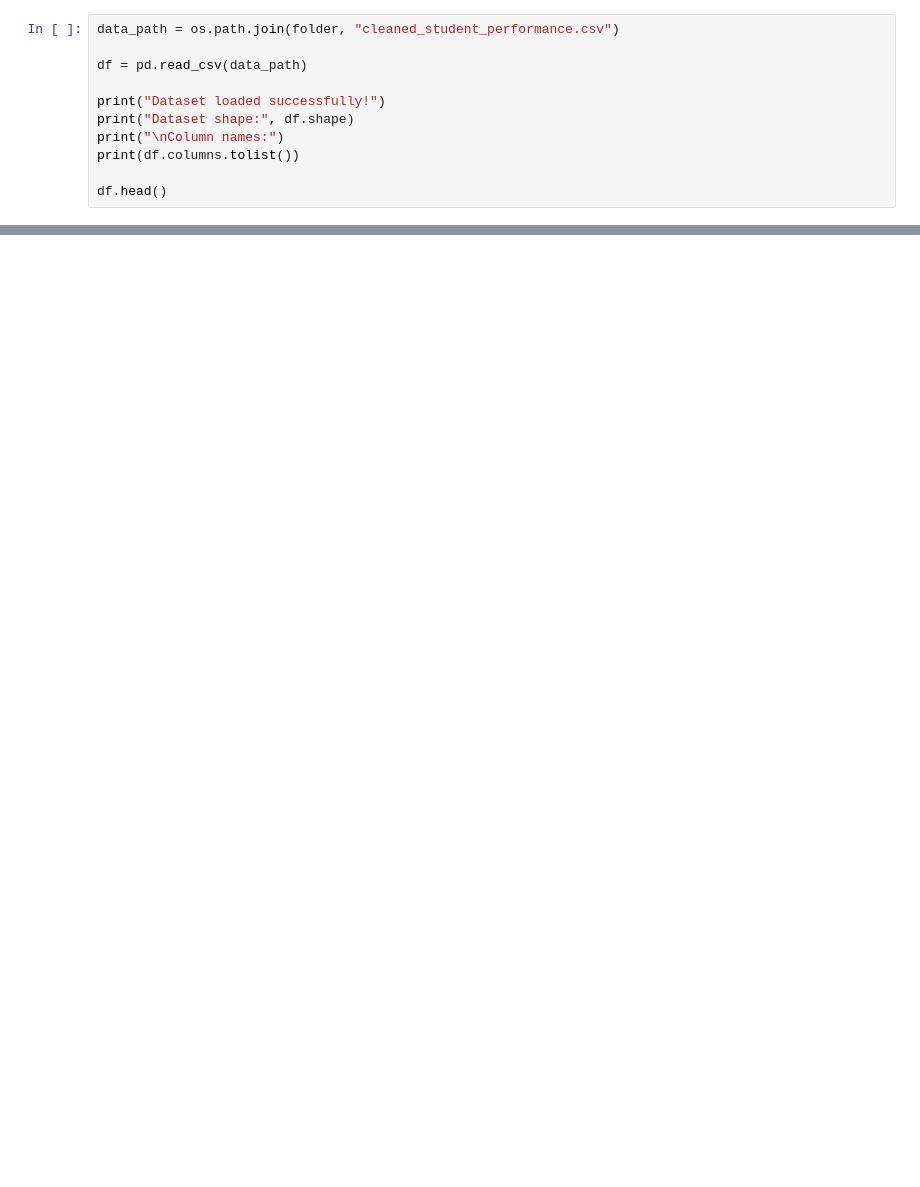
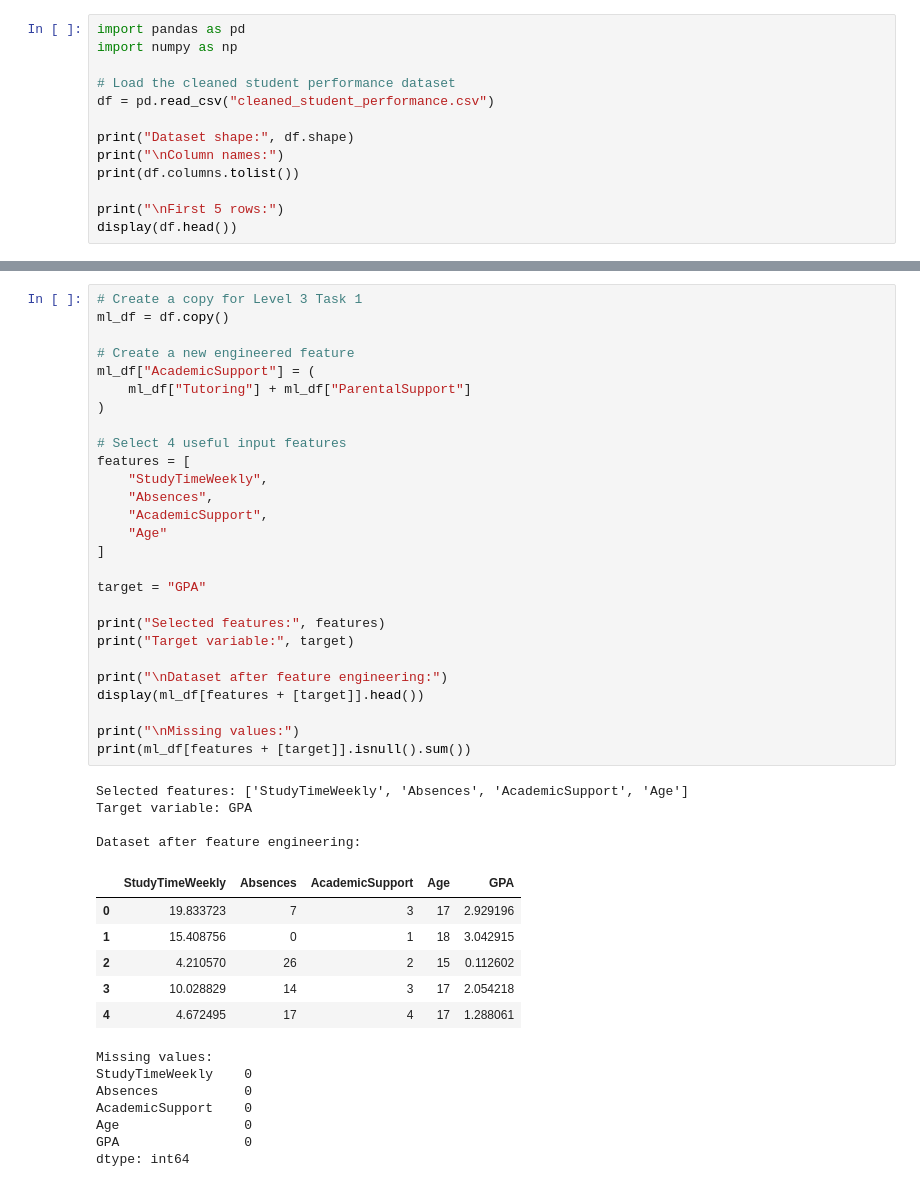
Before and after one commit to basavarajdodamani622-png/SAN-Data-Science-Internship-, a Jupyter notebook: Level_3_Task_1_Feature_Engineering_Model_Comparison.ipynb, the cells around one changed output, grey strips where cells are left out. Saved outputs shown, nothing was run; the diff lists cells and outputs as text; blank space fills up the shorter version.

```diff
--- a/Level_3_Task_1_Feature_Engineering_Model_Comparison.ipynb
+++ b/Level_3_Task_1_Feature_Engineering_Model_Comparison.ipynb
@@ -35,12 +15,14 @@ README.md
 # %%
-data_path = os.path.join(folder, "cleaned_student_performance.csv")
+import pandas as pd
+import numpy as np
 
-df = pd.read_csv(data_path)
+# Load the cleaned student performance dataset
+df = pd.read_csv("cleaned_student_performance.csv")
 
-print("Dataset loaded successfully!")
 print("Dataset shape:", df.shape)
 print("\nColumn names:")
 print(df.columns.tolist())
 
-df.head()
+print("\nFirst 5 rows:")
+display(df.head())
 # %% [output]
@@ -192,0 +41,45 @@ plt.show()
+# %%
+# Create a copy for Level 3 Task 1
+ml_df = df.copy()
+
+# Create a new engineered feature
+ml_df["AcademicSupport"] = (
+    ml_df["Tutoring"] + ml_df["ParentalSupport"]
+)
+
+# Select 4 useful input features
+features = [
+    "StudyTimeWeekly",
+    "Absences",
+    "AcademicSupport",
+    "Age"
+]
+
+target = "GPA"
+
+print("Selected features:", features)
+print("Target variable:", target)
+
+print("\nDataset after feature engineering:")
+display(ml_df[features + [target]].head())
+
+print("\nMissing values:")
+print(ml_df[features + [target]].isnull().sum())
+# %% [output]
+Selected features: ['StudyTimeWeekly', 'Absences', 'AcademicSupport', 'Age']
+Target variable: GPA
+
+Dataset after feature engineering:
+|  | StudyTimeWeekly | Absences | AcademicSupport | Age | GPA |
+| 0 | 19.833723 | 7 | 3 | 17 | 2.929196 |
+| 1 | 15.408756 | 0 | 1 | 18 | 3.042915 |
+| 2 | 4.210570 | 26 | 2 | 15 | 0.112602 |
+| 3 | 10.028829 | 14 | 3 | 17 | 2.054218 |
+| 4 | 4.672495 | 17 | 4 | 17 | 1.288061 |
+Missing values:
+StudyTimeWeekly    0
+Absences           0
+AcademicSupport    0
+Age                0
+GPA                0
+dtype: int64
```
Also changed, not shown: parts of 27 cells of this notebook, 6 other files.
